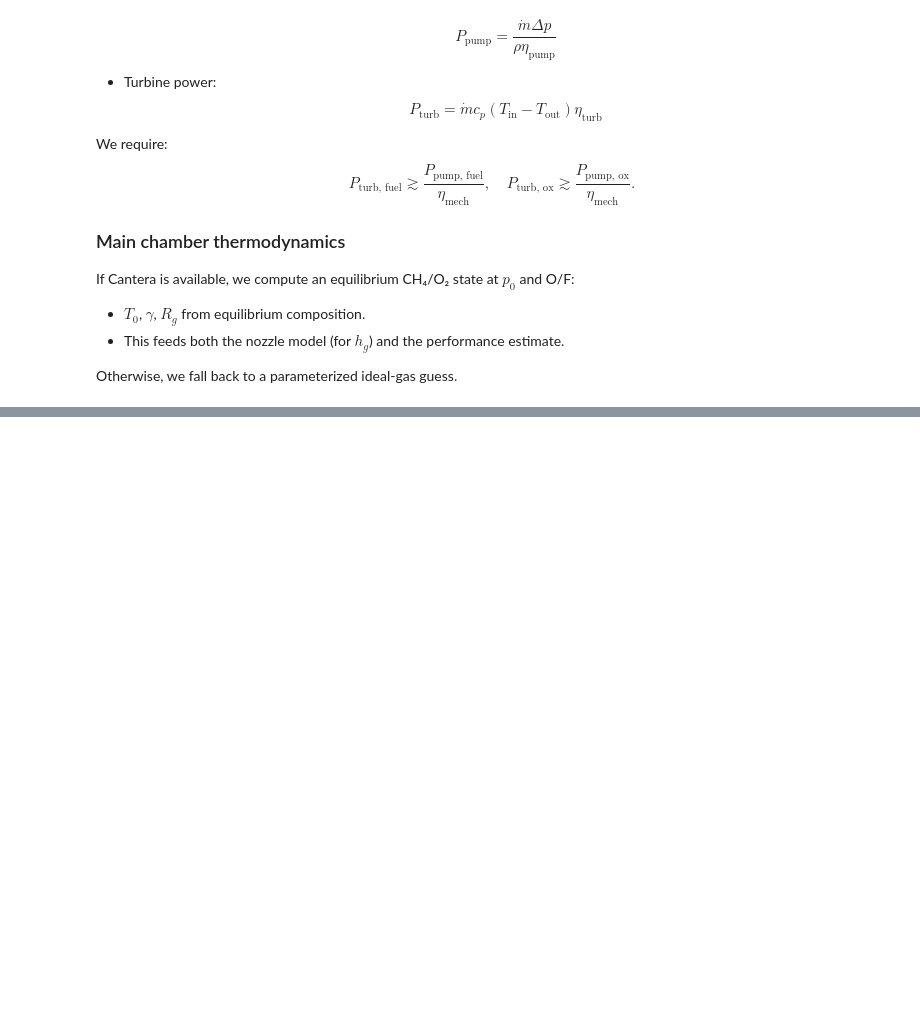
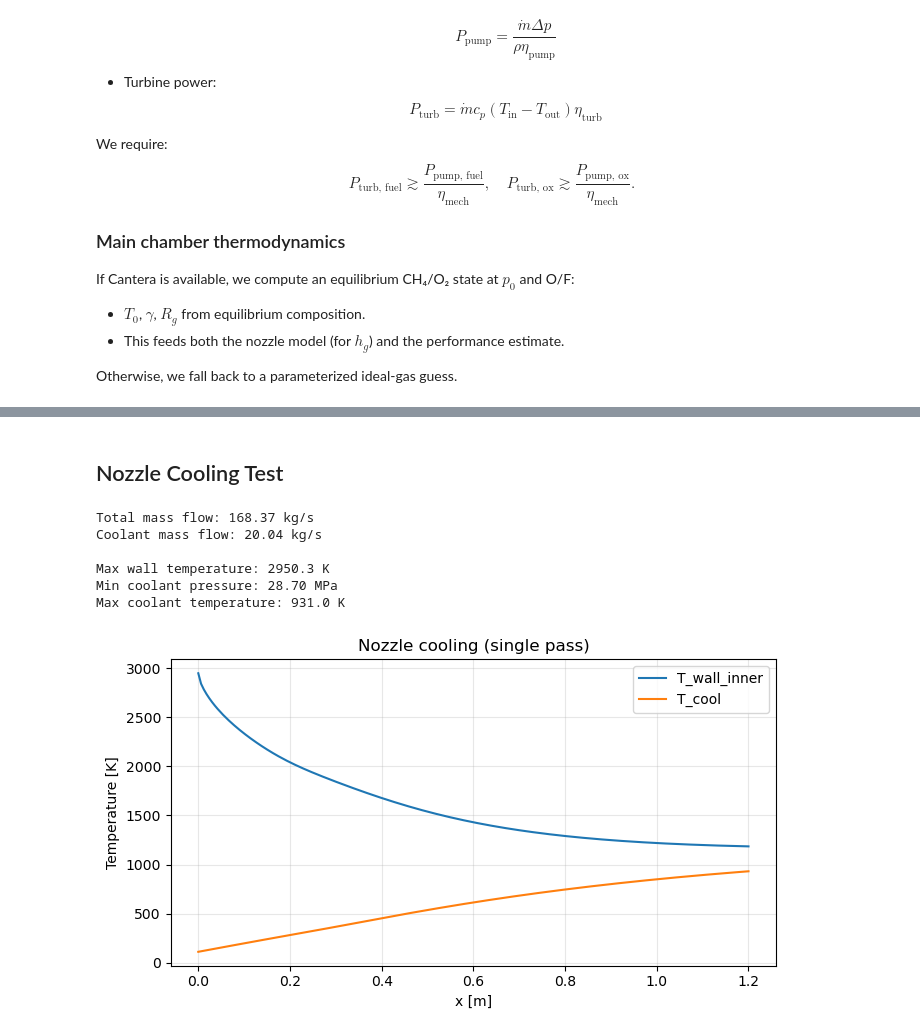
Before and after one commit to davetew/Modern-Aerospace-Propulsion, a Jupyter notebook: Week 13 - Solid Chemical, Electric & Nuclear Propulsion Systems/Models/run_FFSC_Model.ipynb, the cells around one changed output, grey strips where cells are left out. Cells and saved outputs as stored; diff of their text form; code cells hidden in the pictures; blank space fills up the shorter version.

```diff
--- a/Week 13 - Solid Chemical, Electric & Nuclear Propulsion Systems/Models/run_FFSC_Model.ipynb
+++ b/Week 13 - Solid Chemical, Electric & Nuclear Propulsion Systems/Models/run_FFSC_Model.ipynb
@@ -159,51 +173,67 @@ else:
+# %% [markdown]
+## Nozzle Cooling Test
 # %%
-# %%
-r_t = 0.15
+# Run a nozzle cooling test case with more realistic parameters
+r_t = 0.10                    # Smaller throat radius
 eps = 15.0
-L_noz = 1.8
+L_noz = 1.2                   # Shorter nozzle
 
-x, r, A, At = regen.simple_conical_nozzle(r_t, eps, L_noz, N=300)
+x, r, A, At = regen.simple_conical_nozzle(r_t, eps, L_noz, N=200)
 
 # Use Cantera chamber if available
 if thermo.HAVE_CANTERA:
     T0, gamma, R_g, _ = thermo.cantera_chamber_state(OF=OF, p0=p0)
 else:
     T0, gamma, R_g = thermo.ideal_gas_chamber_state(OF=OF, p0=p0)
 
-# crude mass flows for demonstration
-F_vac = 1.0e6
-from ffsc_nozzle.sweep import ideal_vacuum_isp_from_eps
-Isp_vac_ideal, _, T_e, M_e = ideal_vacuum_isp_from_eps(p0, T0, gamma, R_g, eps)
+# Mass flows for demonstration
+F_vac = 5.0e5                 # Reduced thrust to 500 kN
+Isp_vac_ideal, _, T_e, M_e = sweep.ideal_vacuum_isp_from_eps(p0, T0, gamma, R_g, eps)
 Isp_eff = 0.95*Isp_vac_ideal
 g0 = 9.80665
 m_dot_total = F_vac/(Isp_eff*g0)
 m_dot_fuel = m_dot_total/(1+OF)
-m_dot_cool = 0.2*m_dot_fuel
+m_dot_cool = 0.5*m_dot_fuel   # Use more coolant (50% of fuel flow)
+
+print(f"Total mass flow: {m_dot_total:.2f} kg/s")
+print(f"Coolant mass flow: {m_dot_cool:.2f} kg/s")
 
 res_noz = regen.regen_nozzle_1D(
     x=x, r=r, A=A, At=At,
     p0=p0, T0=T0, gamma=gamma, R_g=R_g,
     coolant="LCH4",
     coolant_props=regen.make_coolprop_liquid("Methane") if HAVE_COOLPROP else None,
     m_dot_cool=m_dot_cool,
-    n_channels=120,
-    w_channel=0.0015,
-    h_channel=0.0020,
-    wall_thickness=0.0020,
+    n_channels=300,            # More channels
+    w_channel=0.003,           # Wider channels
+    h_channel=0.004,           # Taller channels
+    wall_thickness=0.0015,     # Thinner wall for better heat transfer
     roughness=5e-6,
     T_cool_in=110.0,
-    p_cool_in=18e6,
+    p_cool_in=30e6,            # Higher inlet pressure (30 MPa)
+    L_regen=L_noz,             # Cool entire nozzle
 )
 
-print("Max wall temperature:", res_noz["T_wall_inner"].max(), "K")
+print(f"\nMax wall temperature: {res_noz['T_wall_inner'].max():.1f} K")
+print(f"Min coolant pressure: {res_noz['p_cool'].min()/1e6:.2f} MPa")
+print(f"Max coolant temperature: {res_noz['T_cool'].max():.1f} K")
 
 plt.figure(figsize=(7,4))
 plt.plot(res_noz["x"], res_noz["T_wall_inner"], label="T_wall_inner")
 plt.plot(res_noz["x"], res_noz["T_cool"], label="T_cool")
 plt.xlabel("x [m]")
 plt.ylabel("Temperature [K]")
 plt.legend()
 plt.title("Nozzle cooling (single pass)")
+plt.grid(alpha=0.3)
 plt.tight_layout()
 plt.show()
+# %% [output]
+Total mass flow: 168.37 kg/s
+Coolant mass flow: 20.04 kg/s
+
+Max wall temperature: 2950.3 K
+Min coolant pressure: 28.70 MPa
+Max coolant temperature: 931.0 K
+[figure, added]
 # %%
```
Also changed, not shown: parts of 7 cells of this notebook, 6 other files.
